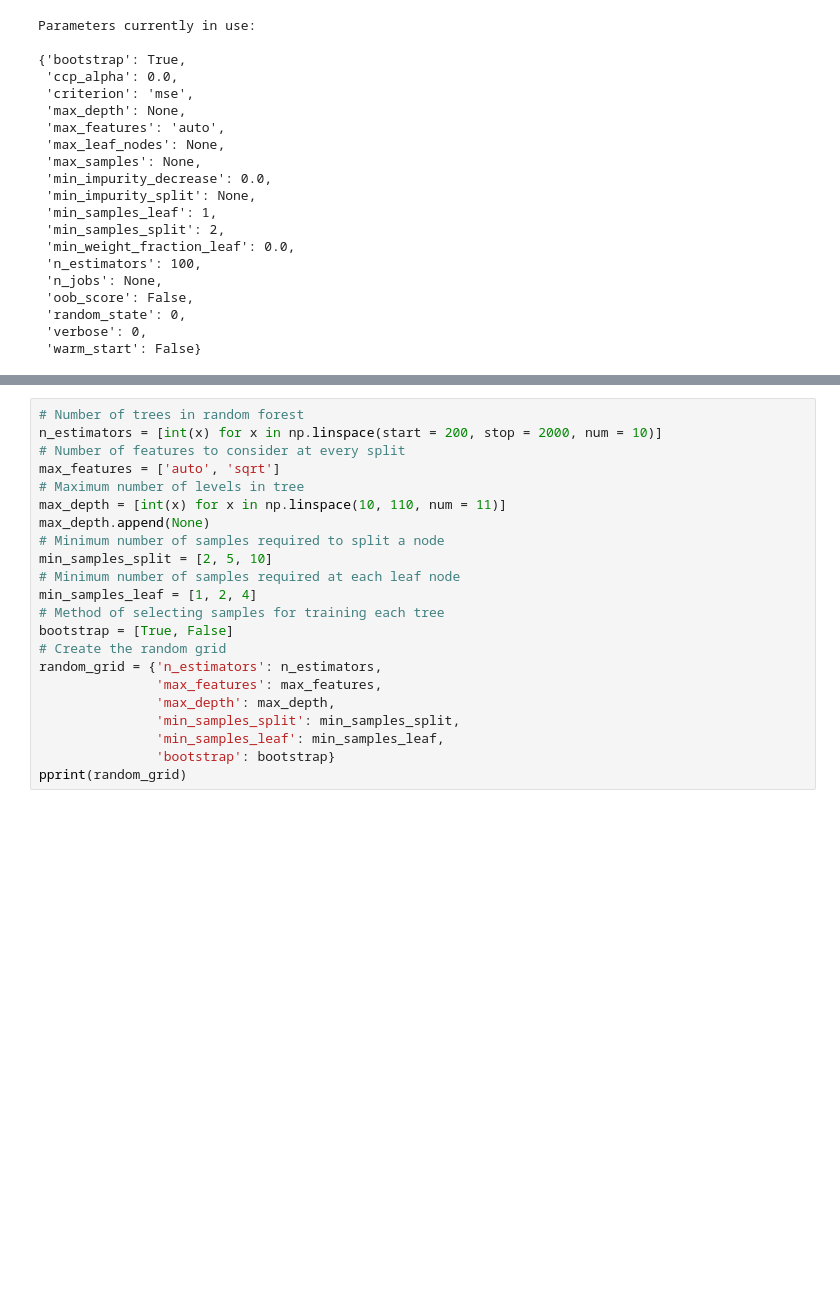
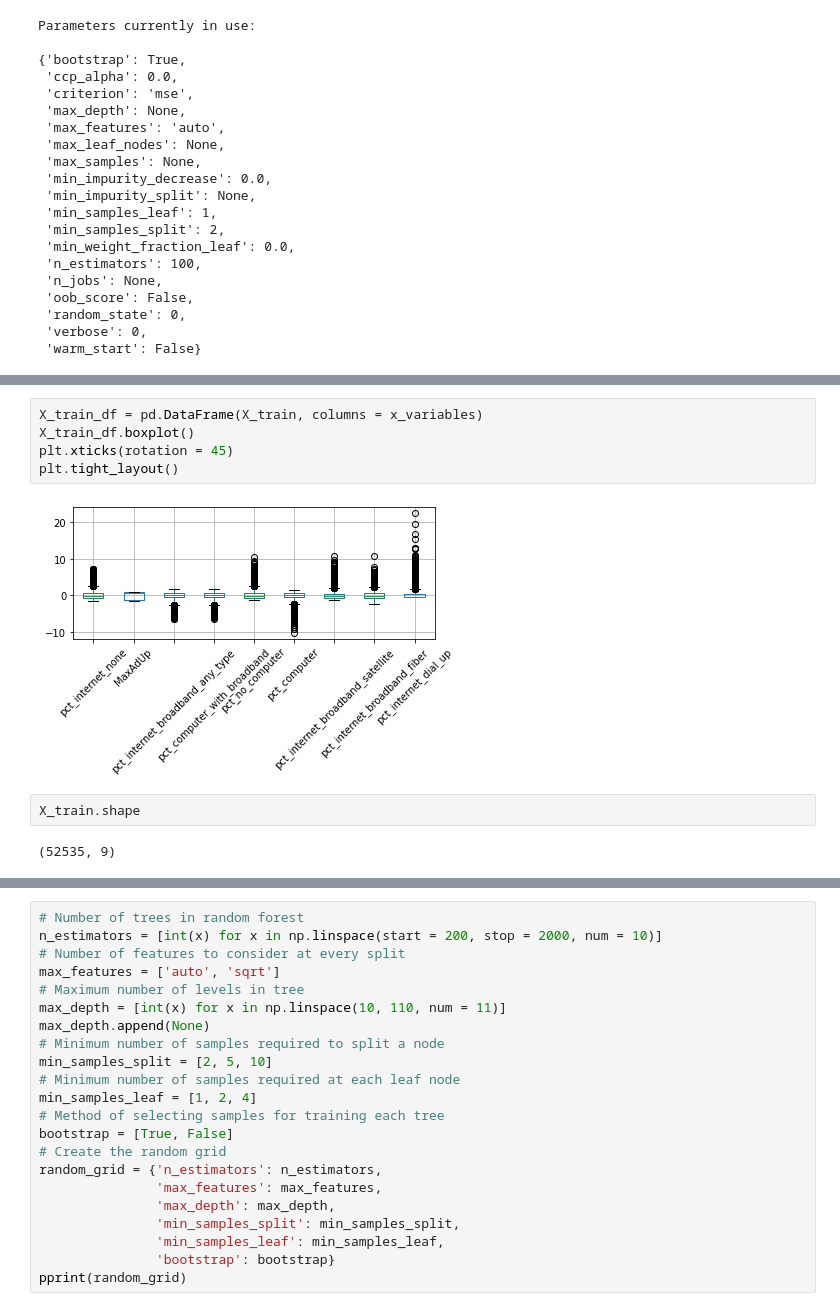
Before and after one commit to jcweaver/broadband-capstone, a Jupyter notebook: notebooks/Sarah_FCC_Emp_Rate_Random_Forest.ipynb, the cells around one changed output, grey strips where cells are left out. Drawn from its saved outputs; the diff is of its cells as text; blank space fills up the shorter version.

```diff
--- a/notebooks/Sarah_FCC_Emp_Rate_Random_Forest.ipynb
+++ b/notebooks/Sarah_FCC_Emp_Rate_Random_Forest.ipynb
@@ -243,0 +243,11 @@ feature_importances.plot.barh()
+# %%
+X_train_df = pd.DataFrame(X_train, columns = x_variables)
+X_train_df.boxplot()
+plt.xticks(rotation = 45)
+plt.tight_layout()
+# %% [output]
+[figure, added]
+# %%
+X_train.shape
+# %% [output]
+(52535, 9)
```
Also changed, not shown: parts of 11 cells of this notebook.
